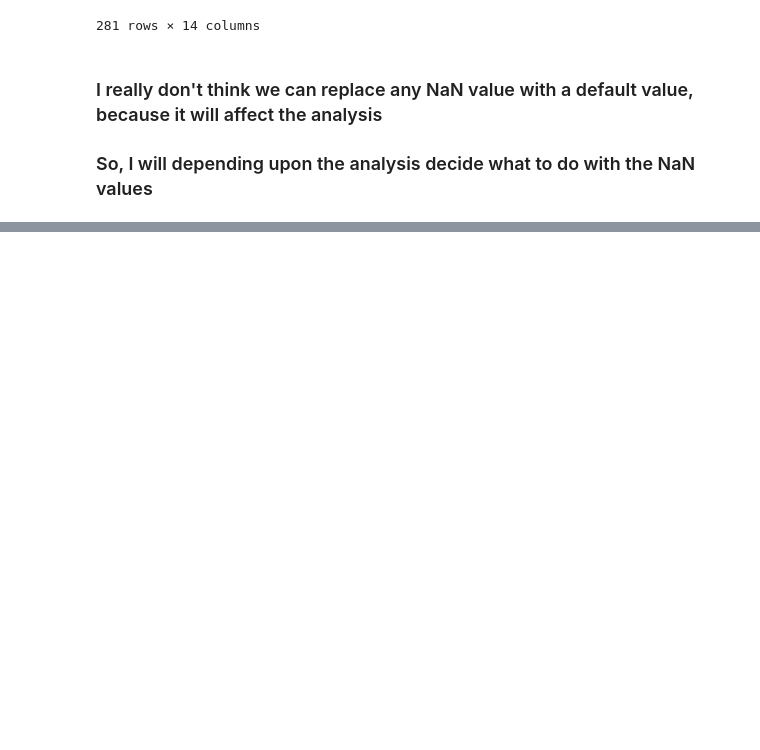
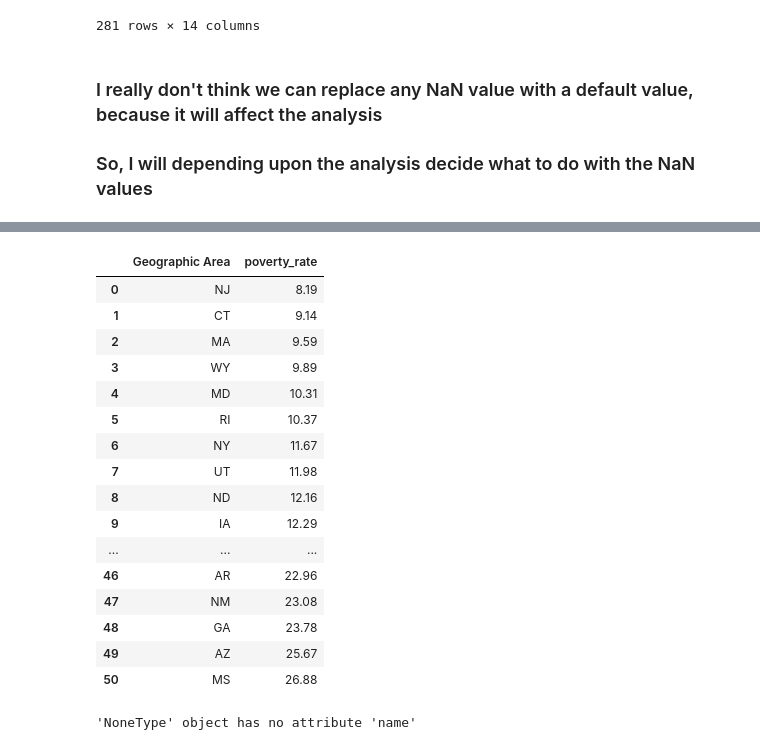
Before and after one commit to shubhenduanupamdutta/Portfolio_19_Death_Police_US, a Jupyter notebook: Fatal_Force_Analysis.ipynb, the cells around one changed output, grey strips where cells are left out. Saved outputs shown, nothing was run; the diff lists cells and outputs as text; code cells hidden in the pictures; blank space fills up the shorter version.

Commit message:
Calculate Poverty by State and chart it

```diff
--- a/Fatal_Force_Analysis.ipynb
+++ b/Fatal_Force_Analysis.ipynb
@@ -221,0 +227,5 @@ df_fatalities[df_fatalities.isna().any(axis=1)]
+# %%
+df_pct_poverty = df_pct_poverty.convert_dtypes()
+df_pct_poverty = df_pct_poverty[-df_pct_poverty["poverty_rate"].str.contains("-")]
+df_pct_poverty['poverty_rate'] = pd.to_numeric(df_pct_poverty["poverty_rate"])
+df_pct_poverty
@@ -221,0 +246,26 @@ df_fatalities[df_fatalities.isna().any(axis=1)]
+# %%
+poverty_by_state = (df_pct_poverty
+                .groupby("Geographic Area")
+                .agg({"poverty_rate": "mean"})
+                .sort_values('poverty_rate')
+)
+poverty_by_state = poverty_by_state.reset_index()
+poverty_by_state
+# %% [output]
+|  | Geographic Area | poverty_rate |
+| 0 | NJ | 8.19 |
+| 1 | CT | 9.14 |
+| 2 | MA | 9.59 |
+| 3 | WY | 9.89 |
+| 4 | MD | 10.31 |
+| 5 | RI | 10.37 |
+| 6 | NY | 11.67 |
+| 7 | UT | 11.98 |
+| 8 | ND | 12.16 |
+| 9 | IA | 12.29 |
+| ... | ... | ... |
+| 46 | AR | 22.96 |
+| 47 | NM | 23.08 |
+| 48 | GA | 23.78 |
+| 49 | AZ | 25.67 |
+| 50 | MS | 26.88 |
@@ -221,0 +280,4 @@ df_fatalities[df_fatalities.isna().any(axis=1)]
+# %%
+poverty_by_state["States"] = poverty_by_state["Geographic Area"].apply(get_state_name)
+# %% [output]
+'NoneType' object has no attribute 'name'
```
Also changed, not shown: parts of 5 cells of this notebook.
